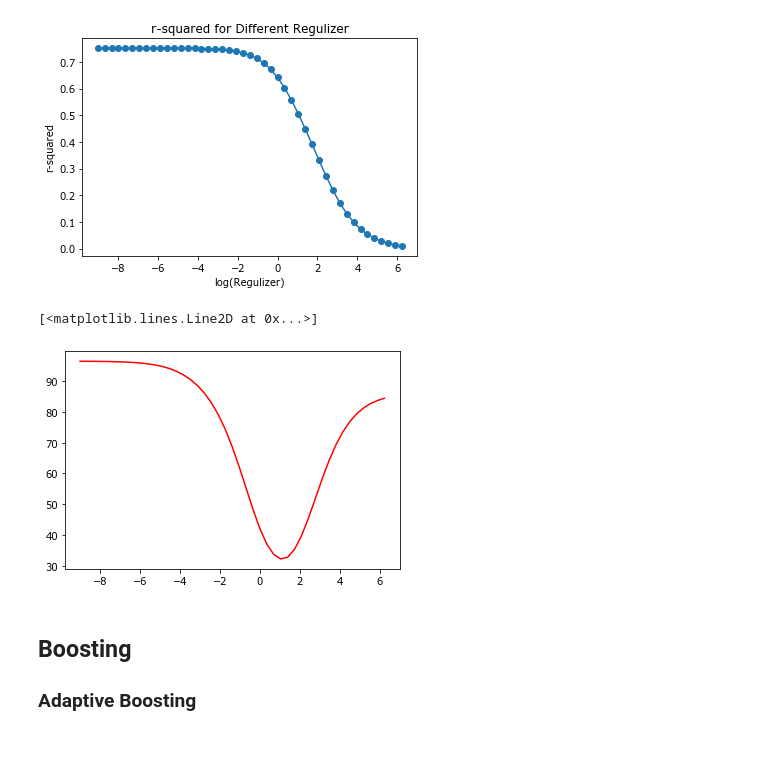
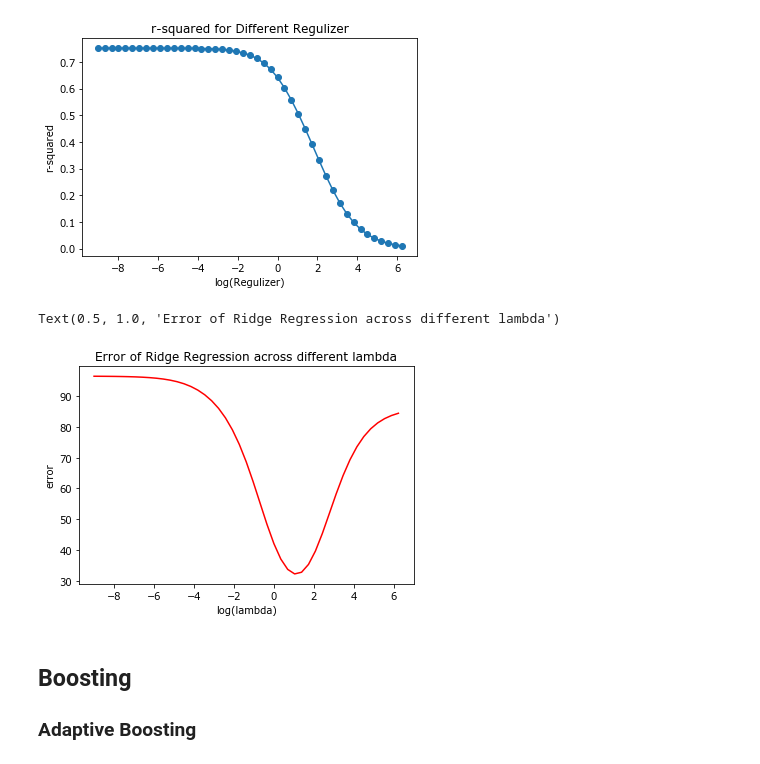
Before and after one commit to kathyxiong/stat_learning_case_study, a Jupyter notebook: freyder_housing_regression_boosting.ipynb, the cells around one changed output. Cells and saved outputs as stored; diff of their text form; code cells hidden in the pictures.

Commit message:
fixed graph label

```diff
--- a/freyder_housing_regression_boosting.ipynb
+++ b/freyder_housing_regression_boosting.ipynb
@@ -142,10 +142,13 @@ Text(0.5, 1.0, 'r-squared for Different Regulizer')
 # %%
 # Plot error of training data
 ax = plt.gca()
 ax.plot([np.log(x[0]) for x in error_df_ridge2],[x[1] for x in error_df_ridge2], 'r')
+plt.xlabel('log(lambda)')
+plt.ylabel('error')
+plt.title('Error of Ridge Regression across different lambda')
 # %% [output]
-[<matplotlib.lines.Line2D at 0x...>]
+Text(0.5, 1.0, 'Error of Ridge Regression across different lambda')
-[figure, old version]
+[figure, new version]
 # %% [markdown]
 ## Boosting
 ### Adaptive Boosting
```
